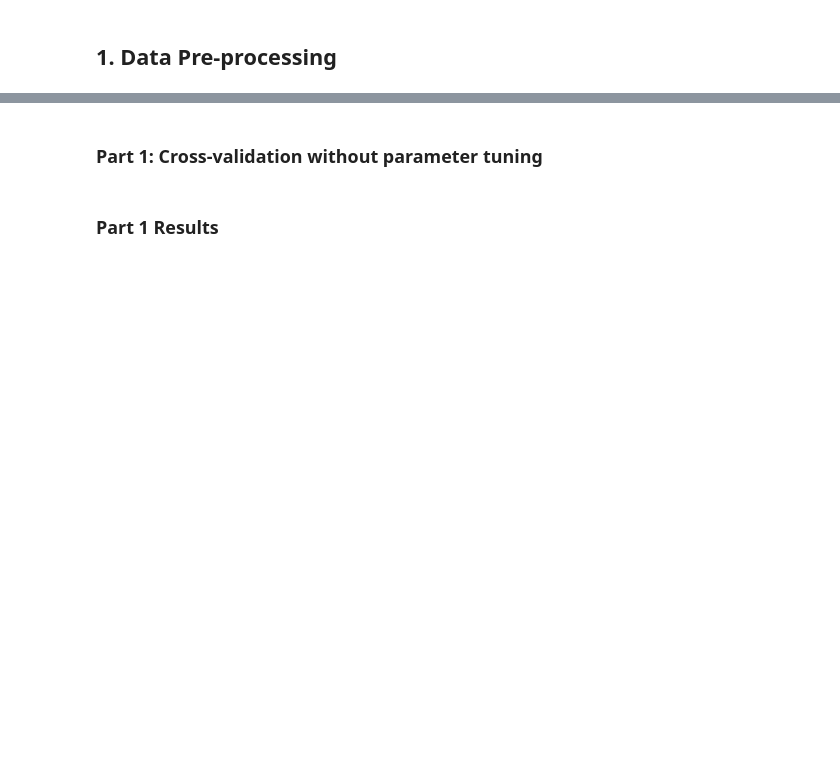
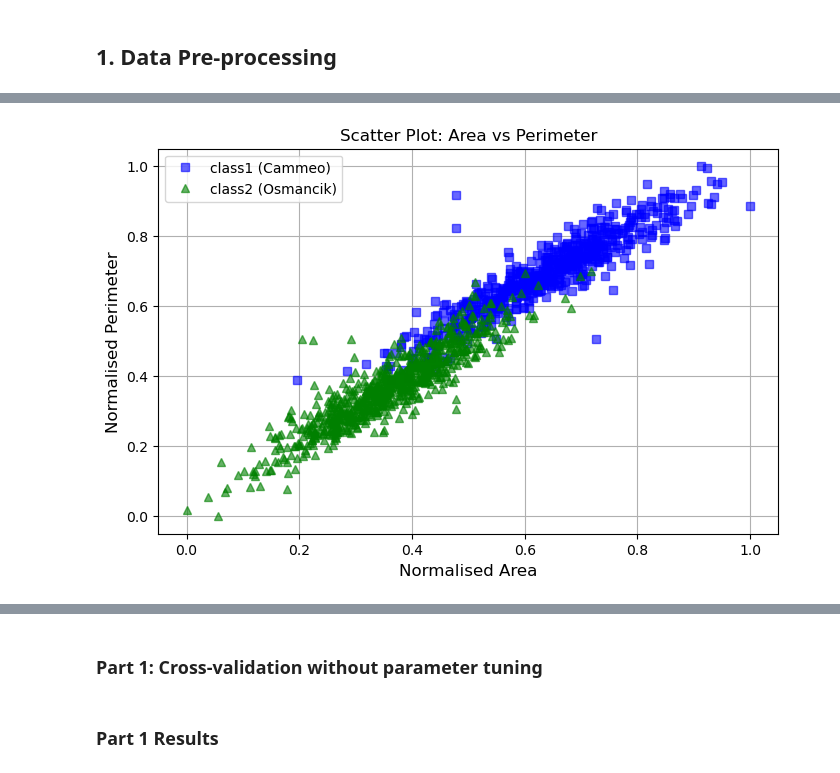
Before and after one commit to HollisH23/Assignment, a Jupyter notebook: Assignment-main/comp5318-a1-2026-template.ipynb, the cells around one changed output, grey strips where cells are left out. Drawn from its saved outputs; the diff is of its cells as text; code cells hidden in the pictures; blank space fills up the shorter version.

Commit message:
Emma's diagrams

```diff
--- a/Assignment-main/comp5318-a1-2026-template.ipynb
+++ b/Assignment-main/comp5318-a1-2026-template.ipynb
@@ -86,0 +94,18 @@ print_data(X_normalized, y_mapped_array, n_rows=10)
+# %%
+import matplotlib.pyplot as plt
+
+plt.figure(figsize=(8, 5))
+
+#  class 0 as blue squares
+plt.plot(X_normalized[:, 0][y_mapped_array==0], X_normalized[:, 1][y_mapped_array==0], "bs", label="class1 (Cammeo)", alpha=0.6)
+#  class 1 as green triangles
+plt.plot(X_normalized[:, 0][y_mapped_array==1], X_normalized[:, 1][y_mapped_array==1], "g^", label="class2 (Osmancik)", alpha=0.6)
+
+plt.xlabel("Normalised Area", fontsize=12)
+plt.ylabel("Normalised Perimeter", fontsize=12)
+plt.legend()
+plt.title("Scatter Plot: Area vs Perimeter")
+plt.grid(True)
+plt.show()
+# %% [output]
+[figure, added]
```
Also changed, not shown: parts of 31 cells of this notebook, 1 other file.
